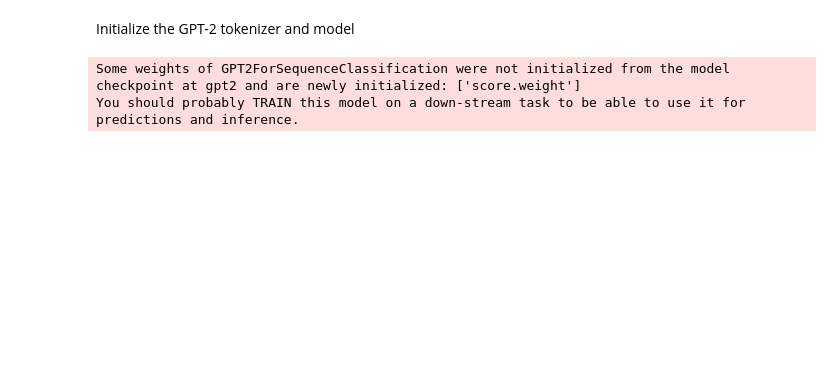
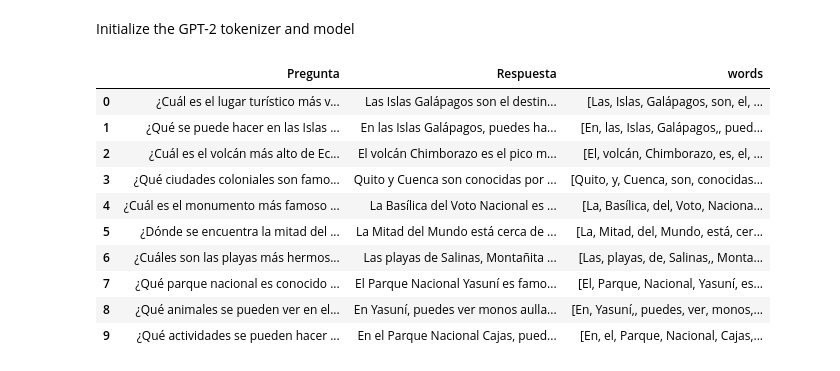
Before and after one commit to JHyel2015/handson_2023A, a Jupyter notebook: notebooks/18_Proyecto2Bi.ipynb, the cells around one changed output. Saved outputs shown, nothing was run; the diff lists cells and outputs as text; code cells hidden in the pictures; blank space fills up the shorter version.

```diff
--- a/notebooks/18_Proyecto2Bi.ipynb
+++ b/notebooks/18_Proyecto2Bi.ipynb
@@ -5,9 +5,24 @@ import pandas as pd
 # %% [markdown]
 Initialize the GPT-2 tokenizer and model
 # %%
-tokenizer = GPT2Tokenizer.from_pretrained("gpt2")
-model = GPT2ForSequenceClassification.from_pretrained("gpt2")
+tokenizer = AutoTokenizer.from_pretrained("gpt2-medium")
+model = AutoModelForCausalLM.from_pretrained("gpt2-medium")
-# %% [output]
-Some weights of GPT2ForSequenceClassification were not initialized from the model checkpoint at gpt2 and are newly initialized: ['score.weight']
-You should probably TRAIN this model on a down-stream task to be able to use it for predictions and inference.
+# %%
+df = pd.read_csv('../data/corpus_turims.csv', encoding='utf8')
+# %%
+df['words'] =  [item.split() for item in df['Respuesta']]
+# %%
+df.head(10)
+# %% [output]
+|  | Pregunta | Respuesta | words |
+| 0 | ¿Cuál es el lugar turístico más v... | Las Islas Galápagos son el destin... | [Las, Islas, Galápagos, son, el, ... |
+| 1 | ¿Qué se puede hacer en las Islas ... | En las Islas Galápagos, puedes ha... | [En, las, Islas, Galápagos,, pued... |
+| 2 | ¿Cuál es el volcán más alto de Ec... | El volcán Chimborazo es el pico m... | [El, volcán, Chimborazo, es, el, ... |
+| 3 | ¿Qué ciudades coloniales son famo... | Quito y Cuenca son conocidas por ... | [Quito, y, Cuenca, son, conocidas... |
+| 4 | ¿Cuál es el monumento más famoso ... | La Basílica del Voto Nacional es ... | [La, Basílica, del, Voto, Naciona... |
+| 5 | ¿Dónde se encuentra la mitad del ... | La Mitad del Mundo está cerca de ... | [La, Mitad, del, Mundo, está, cer... |
+| 6 | ¿Cuáles son las playas más hermos... | Las playas de Salinas, Montañita ... | [Las, playas, de, Salinas,, Monta... |
+| 7 | ¿Qué parque nacional es conocido ... | El Parque Nacional Yasuní es famo... | [El, Parque, Nacional, Yasuní, es... |
+| 8 | ¿Qué animales se pueden ver en el... | En Yasuní, puedes ver monos aulla... | [En, Yasuní,, puedes, ver, monos,... |
+| 9 | ¿Qué actividades se pueden hacer ... | En el Parque Nacional Cajas, pued... | [En, el, Parque, Nacional, Cajas,... |
 # %%
```
Also changed, not shown: parts of 30 cells of this notebook.
